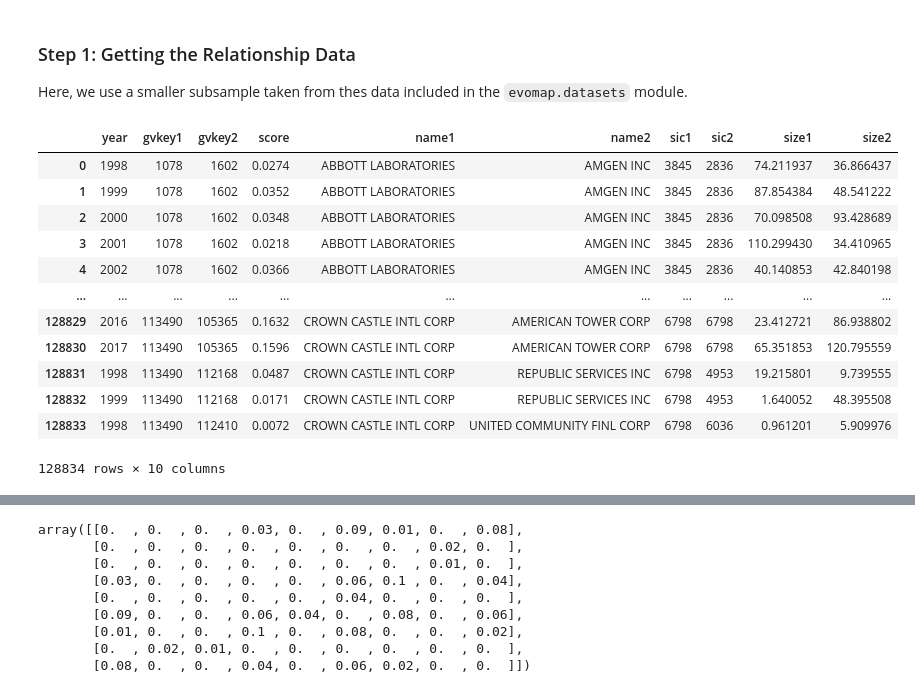
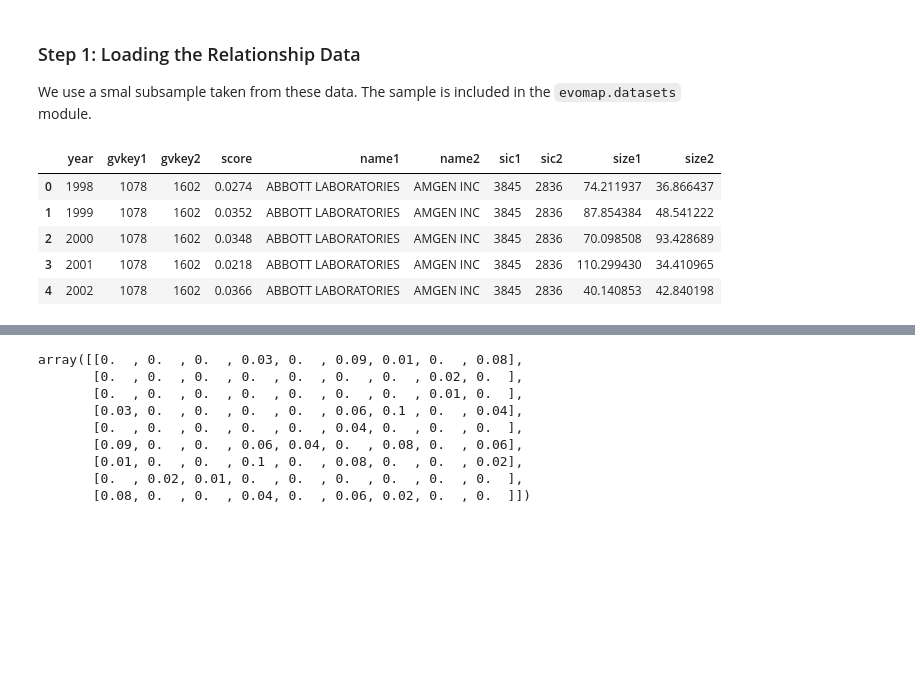
Before and after one commit to mpmatthe/evomap, a Jupyter notebook: docs/quickstart.ipynb, the cells around one changed output, grey strips where cells are left out. Cells and saved outputs as stored; diff of their text form; code cells hidden in the pictures; blank space fills up the shorter version.

```diff
--- a/docs/quickstart.ipynb
+++ b/docs/quickstart.ipynb
@@ -31,24 +30,16 @@ For a quick high-level overview of how these modules work together, we generate
 # %% [markdown]
-### Step 1: Getting the Relationship Data
+### Step 1: Loading the Relationship Data
 
-
-Here, we use a smaller subsample taken from thes data included in the `evomap.datasets` module.
+We use a smal subsample taken from these data. The sample is included in the `evomap.datasets` module.
 # %%
 from evomap.datasets import load_tnic_sample_small
 df_tnic_sample = load_tnic_sample_small()
 # %%
-df_tnic_sample
+df_tnic_sample.head()
 # %% [output]
 |  | year | gvkey1 | gvkey2 | score | name1 | name2 | sic1 | sic2 | size1 | size2 |
 | 0 | 1998 | 1078 | 1602 | 0.0274 | ABBOTT LABORATORIES | AMGEN INC | 3845 | 2836 | 74.211937 | 36.866437 |
 | 1 | 1999 | 1078 | 1602 | 0.0352 | ABBOTT LABORATORIES | AMGEN INC | 3845 | 2836 | 87.854384 | 48.541222 |
 | 2 | 2000 | 1078 | 1602 | 0.0348 | ABBOTT LABORATORIES | AMGEN INC | 3845 | 2836 | 70.098508 | 93.428689 |
 | 3 | 2001 | 1078 | 1602 | 0.0218 | ABBOTT LABORATORIES | AMGEN INC | 3845 | 2836 | 110.299430 | 34.410965 |
 | 4 | 2002 | 1078 | 1602 | 0.0366 | ABBOTT LABORATORIES | AMGEN INC | 3845 | 2836 | 40.140853 | 42.840198 |
-| ... | ... | ... | ... | ... | ... | ... | ... | ... | ... | ... |
-| 128829 | 2016 | 113490 | 105365 | 0.1632 | CROWN CASTLE INTL CORP | AMERICAN TOWER CORP | 6798 | 6798 | 23.412721 | 86.938802 |
-| 128830 | 2017 | 113490 | 105365 | 0.1596 | CROWN CASTLE INTL CORP | AMERICAN TOWER CORP | 6798 | 6798 | 65.351853 | 120.795559 |
-| 128831 | 1998 | 113490 | 112168 | 0.0487 | CROWN CASTLE INTL CORP | REPUBLIC SERVICES INC | 6798 | 4953 | 19.215801 | 9.739555 |
-| 128832 | 1999 | 113490 | 112168 | 0.0171 | CROWN CASTLE INTL CORP | REPUBLIC SERVICES INC | 6798 | 4953 | 1.640052 | 48.395508 |
-| 128833 | 1998 | 113490 | 112410 | 0.0072 | CROWN CASTLE INTL CORP | UNITED COMMUNITY FINL CORP | 6798 | 6036 | 0.961201 | 5.909976 |
-128834 rows × 10 columns
```
Also changed, not shown: parts of 12 cells of this notebook.
